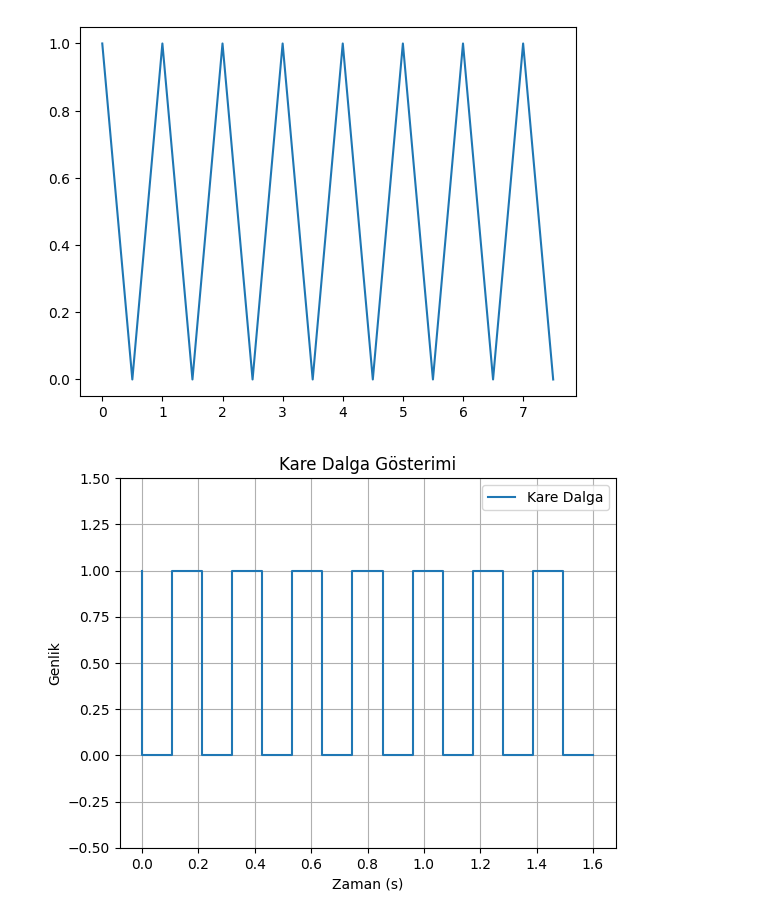
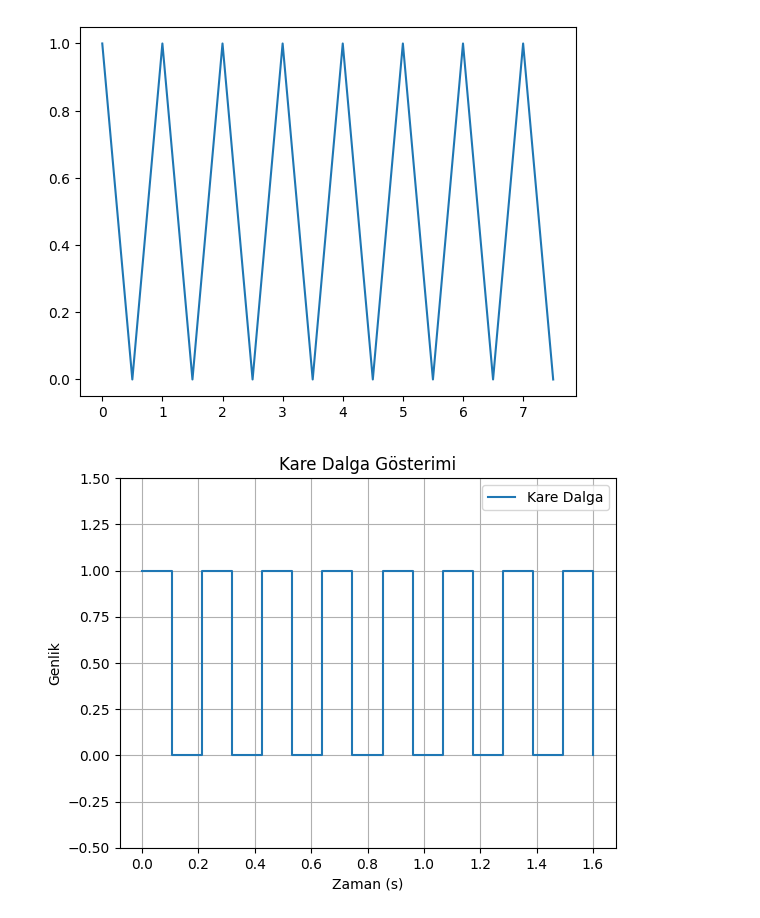
Before and after one commit to OmerFaruk-Celik/AMKS_AUV_ATILAY, a Jupyter notebook: FM.ipynb, the cells around one changed output. Drawn from its saved outputs; the diff is of its cells as text; code cells hidden in the pictures.

```diff
--- a/FM.ipynb
+++ b/FM.ipynb
@@ -87,26 +87,26 @@ plt.plot(t,data)
 # %%
 import numpy as np
 import matplotlib.pyplot as plt
 
 # Verilen data
 data = [1, 0, 1, 0, 1, 0, 1, 0, 1, 0, 1, 0, 1, 0, 1, 0]
 
 # Data uzunluğu ve örnekleme frekansı
 data_length = len(data)
 sampling_rate = 10  # 10 Hz örnekleme frekansı
 duration = data_length / sampling_rate
 
 # Zaman dizisi oluşturma
 t = np.linspace(0, duration, data_length)
 
 # Data'yı kare dalga olarak görselleştirme
-plt.step(t, data, label='Kare Dalga')
+plt.step(t, data, where='post', label='Kare Dalga')
 plt.xlabel('Zaman (s)')
 plt.ylabel('Genlik')
 plt.title('Kare Dalga Gösterimi')
 plt.ylim(-0.5, 1.5)
 plt.grid(True)
 plt.legend()
 plt.show()
 # %% [output]
-[figure, old version]
+[figure, new version]
```
